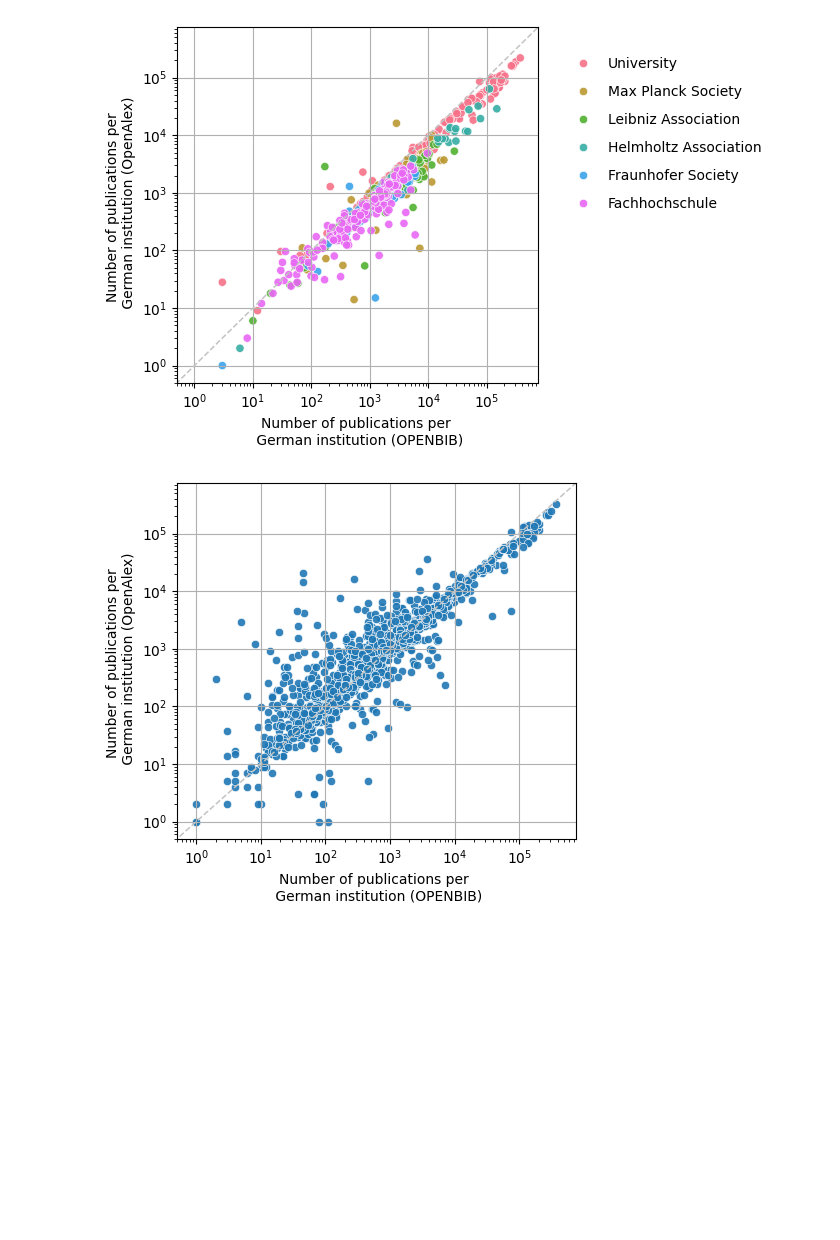
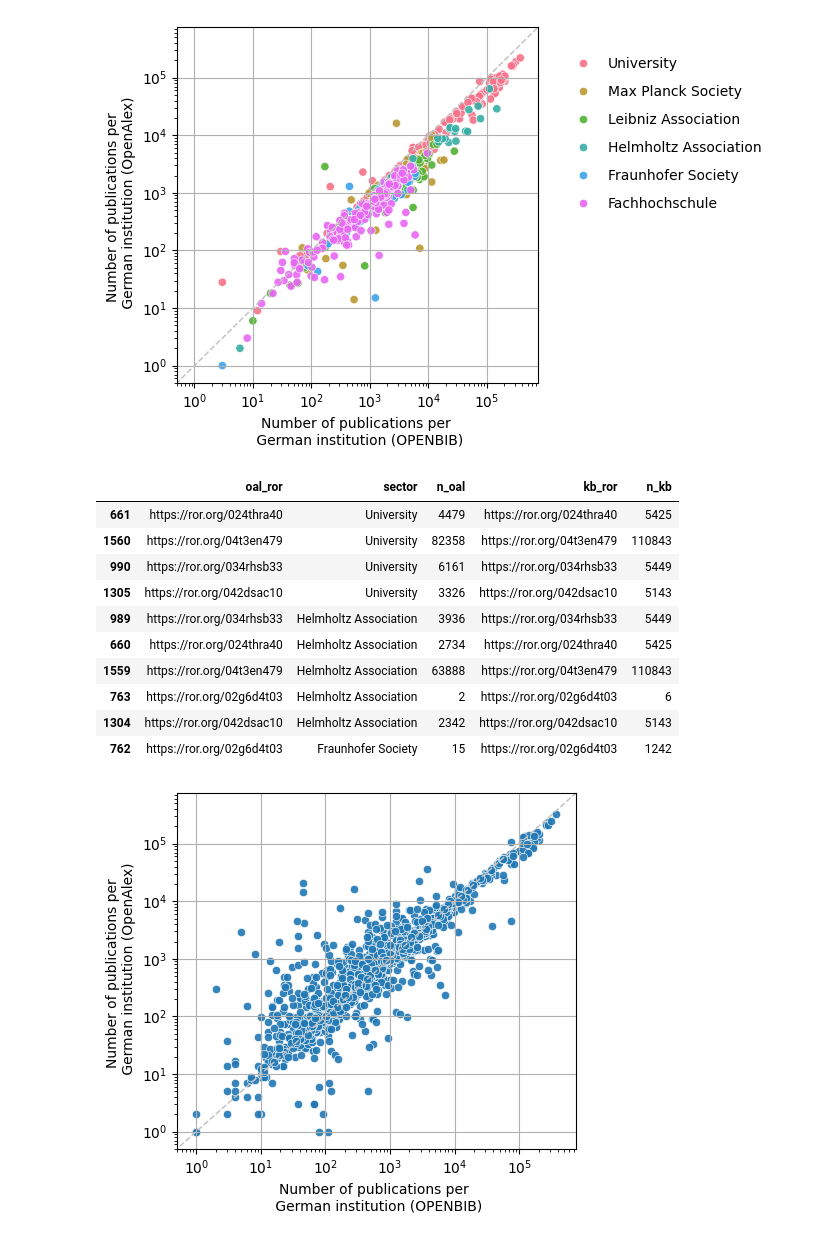
Before and after one commit to kbopenbib/kbopenbib_data, a Jupyter notebook: examples/bigquery_notebook.ipynb, the cells around one changed output. Saved outputs shown, nothing was run; the diff lists cells and outputs as text; code cells hidden in the pictures; blank space fills up the shorter version.

Commit message:
update notebook (add hint duplicates)

```diff
--- a/examples/bigquery_notebook.ipynb
+++ b/examples/bigquery_notebook.ipynb
@@ -12,13 +12,13 @@ client = bigquery.Client(project='subugoe-collaborative')
 openbib_inst = client.query(f"""
                             SELECT COUNT(DISTINCT(oal.doi)) AS n, oal_ror, kb_ror, sector
                             FROM (
-                                SELECT DISTINCT inst.doi, LOWER(kb_inst.ror) AS kb_ror, sector
+                                SELECT inst.doi, LOWER(kb_inst.ror) AS kb_ror, sector
                                 FROM `subugoe-collaborative.openbib.kb_a_addr_inst` AS inst, UNNEST(kb_sector_id) AS sector
                                 JOIN `subugoe-collaborative.openbib.kb_inst` AS kb_inst
                                   ON inst.kb_inst_id = kb_inst.kb_inst_id
                             ) AS kb
                             JOIN (
-                              SELECT DISTINCT o.doi, LOWER(inst.ror) AS oal_ror
+                              SELECT o.doi, LOWER(inst.ror) AS oal_ror
                               FROM `subugoe-collaborative.openalex.works` AS o, UNNEST(authorships) AS aut, UNNEST(aut.institutions) AS inst
                               WHERE inst.country_code = 'DE' AND publication_year BETWEEN 2014 AND 2024
                             ) AS oal
@@ -82,6 +82,20 @@ plt.show()
 fig.savefig('kb_institution_disambiguation.png', format='png', bbox_inches='tight', dpi=500)
 # %% [output]
 [figure]
+# %%
+openbib_inst_plot[openbib_inst_plot.duplicated(subset='oal_ror', keep=False)]
+# %% [output]
+|  | oal_ror | sector | n_oal | kb_ror | n_kb |
+| 661 | https://ror.org/024thra40 | University | 4479 | https://ror.org/024thra40 | 5425 |
+| 1560 | https://ror.org/04t3en479 | University | 82358 | https://ror.org/04t3en479 | 110843 |
+| 990 | https://ror.org/034rhsb33 | University | 6161 | https://ror.org/034rhsb33 | 5449 |
+| 1305 | https://ror.org/042dsac10 | University | 3326 | https://ror.org/042dsac10 | 5143 |
+| 989 | https://ror.org/034rhsb33 | Helmholtz Association | 3936 | https://ror.org/034rhsb33 | 5449 |
+| 660 | https://ror.org/024thra40 | Helmholtz Association | 2734 | https://ror.org/024thra40 | 5425 |
+| 1559 | https://ror.org/04t3en479 | Helmholtz Association | 63888 | https://ror.org/04t3en479 | 110843 |
+| 763 | https://ror.org/02g6d4t03 | Helmholtz Association | 2 | https://ror.org/02g6d4t03 | 6 |
+| 1304 | https://ror.org/042dsac10 | Helmholtz Association | 2342 | https://ror.org/042dsac10 | 5143 |
+| 762 | https://ror.org/02g6d4t03 | Fraunhofer Society | 15 | https://ror.org/02g6d4t03 | 1242 |
 # %%
 openbib_inst_all = client.query(f"""
                                 SELECT COUNT(DISTINCT(oal.doi)) AS n, oal_ror, kb_ror
```
Also changed, not shown: parts of 3 cells of this notebook.
